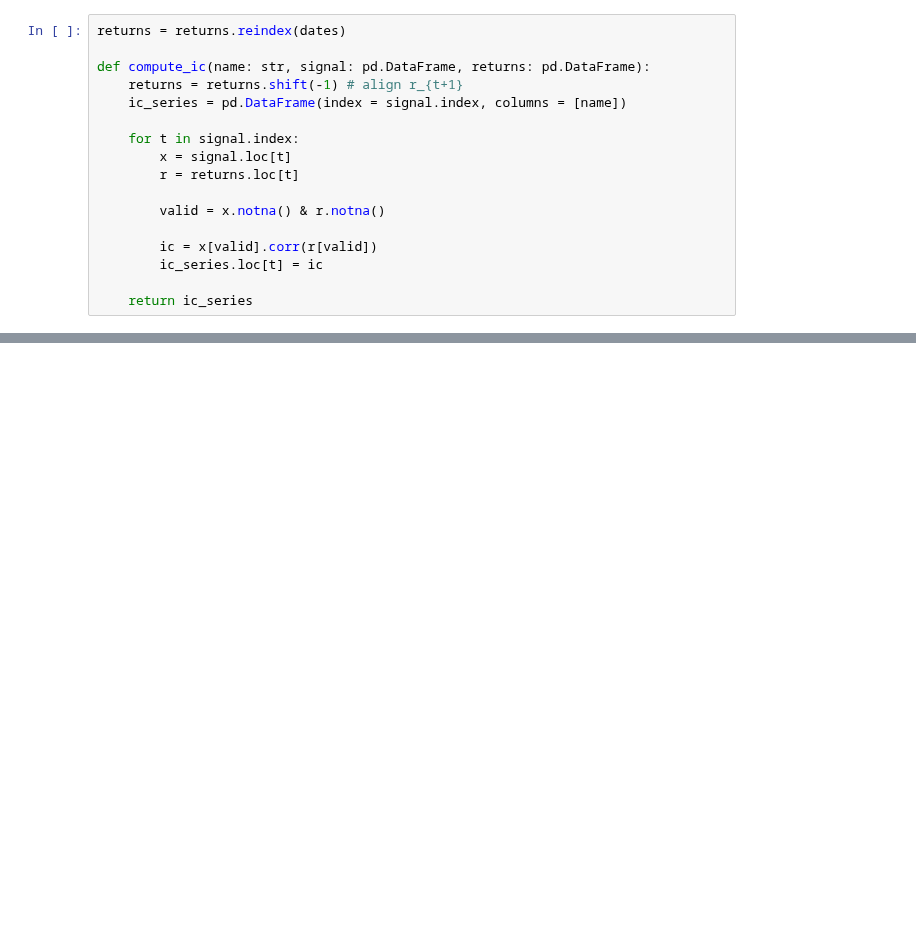
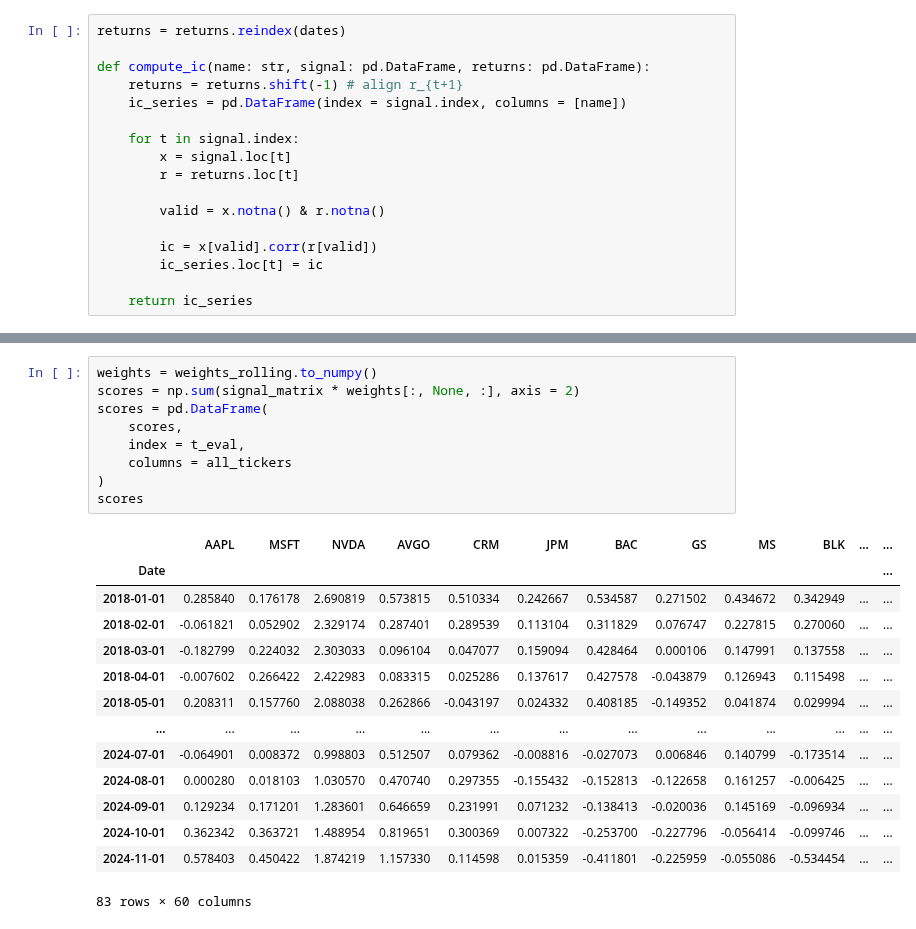
Before and after one commit to gy623/Cross-Sectional-Factor-Model-of-Asset-Returns, a Jupyter notebook: factor_model_WLS.ipynb, the cells around one changed output, grey strips where cells are left out. Drawn from its saved outputs; the diff is of its cells as text; blank space fills up the shorter version.

```diff
--- a/factor_model_WLS.ipynb
+++ b/factor_model_WLS.ipynb
@@ -464,0 +521,24 @@ dtype: object
+# %%
+weights = weights_rolling.to_numpy()
+scores = np.sum(signal_matrix * weights[:, None, :], axis = 2)
+scores = pd.DataFrame(
+    scores,
+    index = t_eval,
+    columns = all_tickers
+)
+scores
+# %% [output]
+|  | AAPL | MSFT | NVDA | AVGO | CRM | JPM | BAC | GS | MS | BLK | ... | ... |
+| Date |  |  |  |  |  |  |  |  |  |  |  | ... |
+| 2018-01-01 | 0.285840 | 0.176178 | 2.690819 | 0.573815 | 0.510334 | 0.242667 | 0.534587 | 0.271502 | 0.434672 | 0.342949 | ... | ... |
+| 2018-02-01 | -0.061821 | 0.052902 | 2.329174 | 0.287401 | 0.289539 | 0.113104 | 0.311829 | 0.076747 | 0.227815 | 0.270060 | ... | ... |
+| 2018-03-01 | -0.182799 | 0.224032 | 2.303033 | 0.096104 | 0.047077 | 0.159094 | 0.428464 | 0.000106 | 0.147991 | 0.137558 | ... | ... |
+| 2018-04-01 | -0.007602 | 0.266422 | 2.422983 | 0.083315 | 0.025286 | 0.137617 | 0.427578 | -0.043879 | 0.126943 | 0.115498 | ... | ... |
+| 2018-05-01 | 0.208311 | 0.157760 | 2.088038 | 0.262866 | -0.043197 | 0.024332 | 0.408185 | -0.149352 | 0.041874 | 0.029994 | ... | ... |
+| ... | ... | ... | ... | ... | ... | ... | ... | ... | ... | ... | ... | ... |
+| 2024-07-01 | -0.064901 | 0.008372 | 0.998803 | 0.512507 | 0.079362 | -0.008816 | -0.027073 | 0.006846 | 0.140799 | -0.173514 | ... | ... |
+| 2024-08-01 | 0.000280 | 0.018103 | 1.030570 | 0.470740 | 0.297355 | -0.155432 | -0.152813 | -0.122658 | 0.161257 | -0.006425 | ... | ... |
+| 2024-09-01 | 0.129234 | 0.171201 | 1.283601 | 0.646659 | 0.231991 | 0.071232 | -0.138413 | -0.020036 | 0.145169 | -0.096934 | ... | ... |
+| 2024-10-01 | 0.362342 | 0.363721 | 1.488954 | 0.819651 | 0.300369 | 0.007322 | -0.253700 | -0.227796 | -0.056414 | -0.099746 | ... | ... |
+| 2024-11-01 | 0.578403 | 0.450422 | 1.874219 | 1.157330 | 0.114598 | 0.015359 | -0.411801 | -0.225959 | -0.055086 | -0.534454 | ... | ... |
+83 rows × 60 columns
```
Also changed, not shown: parts of 11 cells of this notebook, 14 other files.
